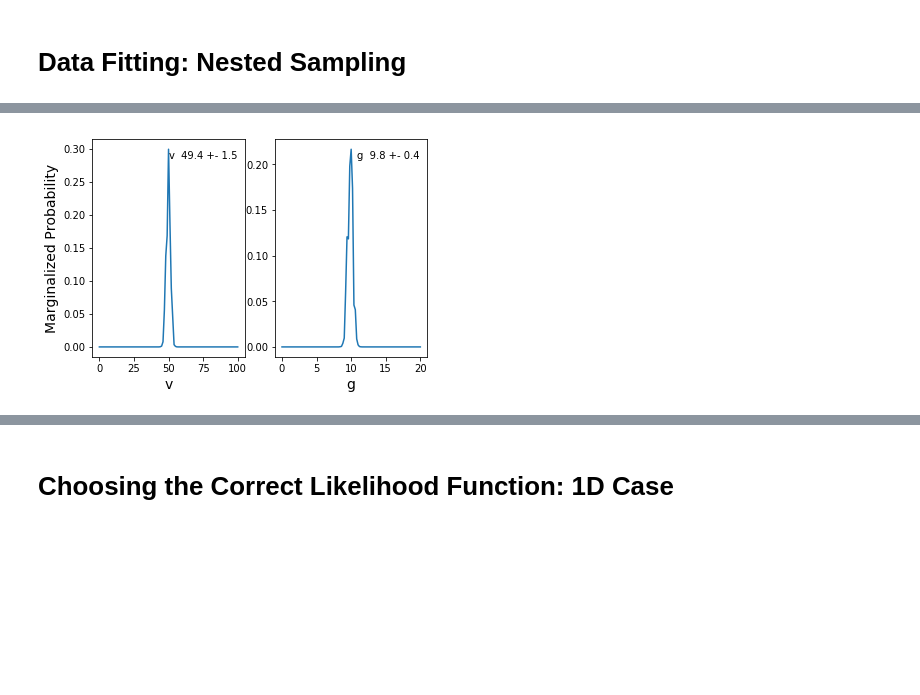
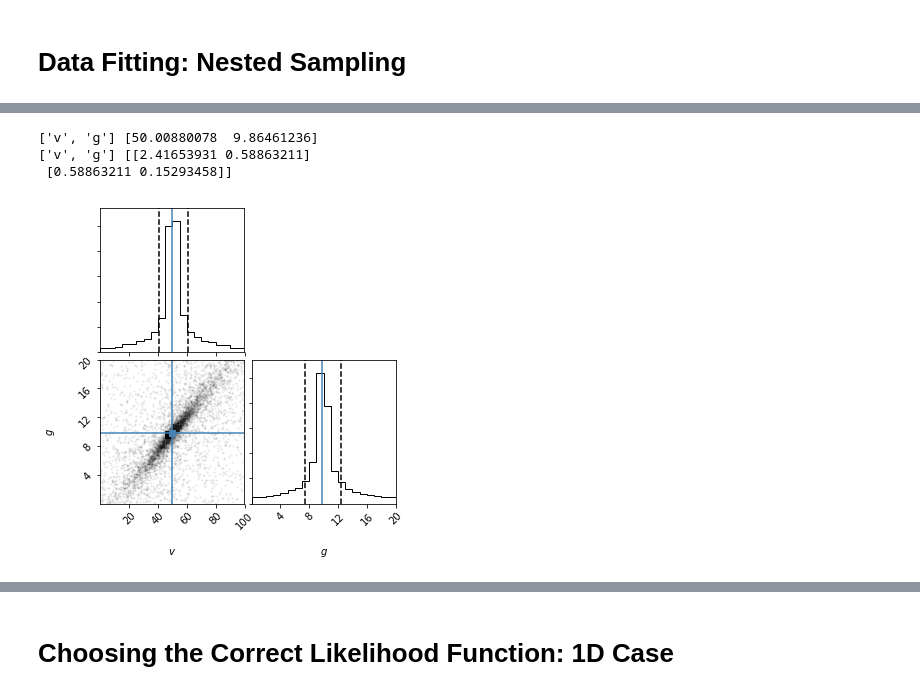
Before and after one commit to jpierel14/USC_PythonCourse_2019, a Jupyter notebook: Day_4/day_4_refactored.ipynb, the cells around one changed output, grey strips where cells are left out. Cells and saved outputs as stored; diff of their text form; code cells hidden in the pictures; blank space fills up the shorter version.

```diff
--- a/Day_4/day_4_refactored.ipynb
+++ b/Day_4/day_4_refactored.ipynb
@@ -368,7 +242,49 @@ print(varied_param_names,cov)
-# %%
-plot_marginal_pdfs(varied_param_names,res.weights,res.samples,parameter_bounds,nbins=101)
-# %% [output]
-[figure, removed]
+# %%
+#Let's see if we can find a way to fit a multi-dimensional model
+#    to some data and avoid local minimum problems seen in the
+#    previous section.
+
+
+def bounds_to_ppf(bounds):
+    ppfs={}
+    for key in bounds.keys():
+        ppfs[key] = scipy.interpolate.interp1d([0.,1.],bounds[key])
+    return ppfs
+
+def prior_transform(nested_parameters):
+        actual_parameters = np.empty(n_varied_parameter_dim, dtype=np.float)
+        for i in range(n_varied_parameter_dim):
+            actual_parameters[i] = ppfs[varied_param_names[i]](nested_parameters[i])
+        return actual_parameters
+
+def chisquare(observed_values,expected_values,errors):
+    z = (observed_values - expected_values) / errors
+    chi2 = np.sum(z ** 2)
+    return(chi2)
+
+def likelihood_function(parameters):
+        return -0.5 * chisquare(my_data_1D['height'],
+                                np.array([my_model(*np.append(parameters,[x])) for x in my_data_1D['time']]),
+                                my_data_1D['error'])
+
+varied_param_names = ['v','g']
+parameter_bounds={'v':(0,100),'g':(0,20)}
+n_varied_parameter_dim = len(varied_param_names)
+ppfs=bounds_to_ppf(parameter_bounds)
+res = nestle.sample(likelihood_function, prior_transform, n_varied_parameter_dim,
+                        npoints=1000, maxiter=None,maxcall=None)
+vparameters, cov = nestle.mean_and_cov(res.samples, res.weights)
+print(varied_param_names,vparameters)
+print(varied_param_names,cov)
+# %% [output]
+['v', 'g'] [50.00880078  9.86461236]
+['v', 'g'] [[2.41653931 0.58863211]
+ [0.58863211 0.15293458]]
+# %%
+fig = corner.corner(res.samples, labels=["$v$", "$g$"],truths=[v,g],quantiles=(0.16, 0.84),levels=(1-np.exp(-0.5),))
+plt.show()
+# %% [output]
+[figure, added]
 # %%
 #This model has one of the parameters squared, so either -g or g will give
 #    the same result
```
Also changed, not shown: parts of 13 cells of this notebook, 4 other files.
